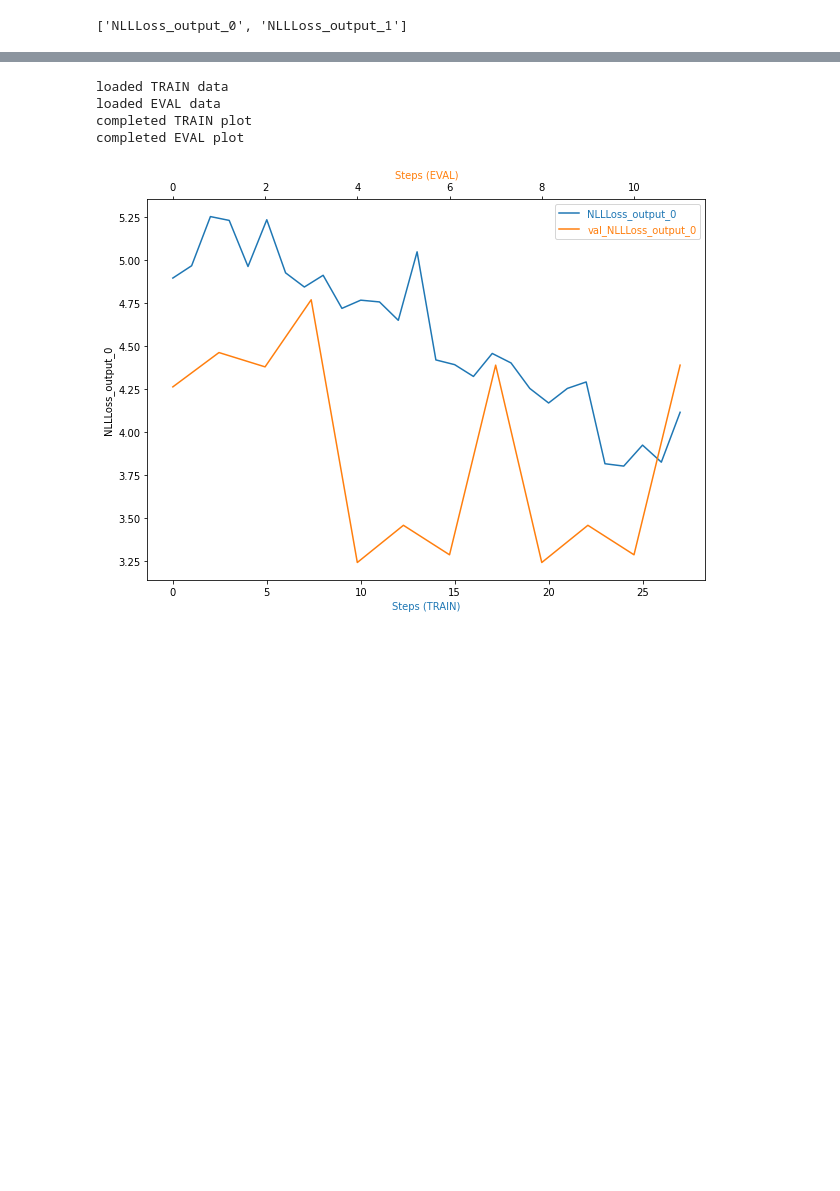
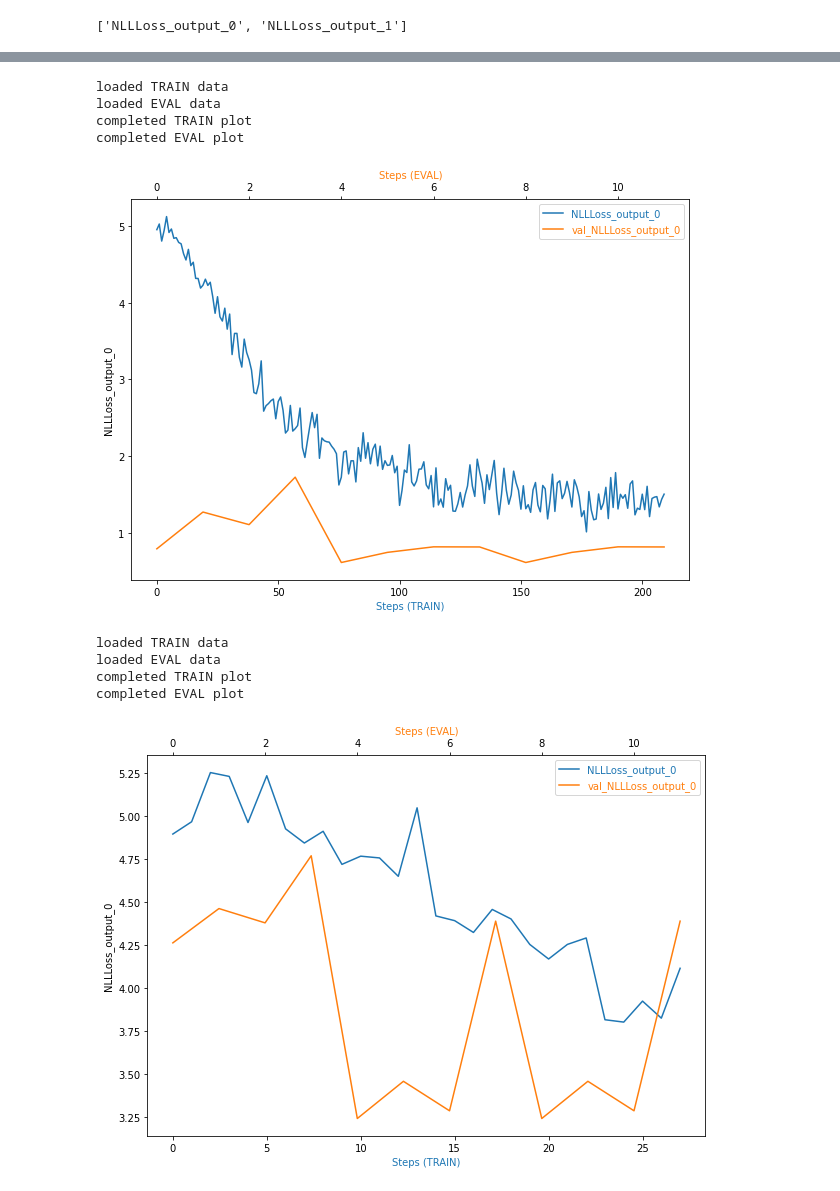
Before and after one commit to edgarinvillegas/my-ml-playground, a Jupyter notebook: machine-learning-engineering/prj-dog-breed-classifier/train_and_deploy.ipynb, the cells around one changed output, grey strips where cells are left out. Drawn from its saved outputs; the diff is of its cells as text; code cells hidden in the pictures; blank space fills up the shorter version.

```diff
--- a/machine-learning-engineering/prj-dog-breed-classifier/train_and_deploy.ipynb
+++ b/machine-learning-engineering/prj-dog-breed-classifier/train_and_deploy.ipynb
@@ -333,3 +339,11 @@ def plot_tensor(trial, tensor_name):
+# %%
+plot_tensor(trial, loss_tensor_name)
+# %% [output]
+loaded TRAIN data
+loaded EVAL data
+completed TRAIN plot
+completed EVAL plot
+[figure, added]
 # %%
 plot_tensor(trial, loss_tensor_name)
 # %% [output]
```
Also changed, not shown: parts of 6 cells of this notebook.
